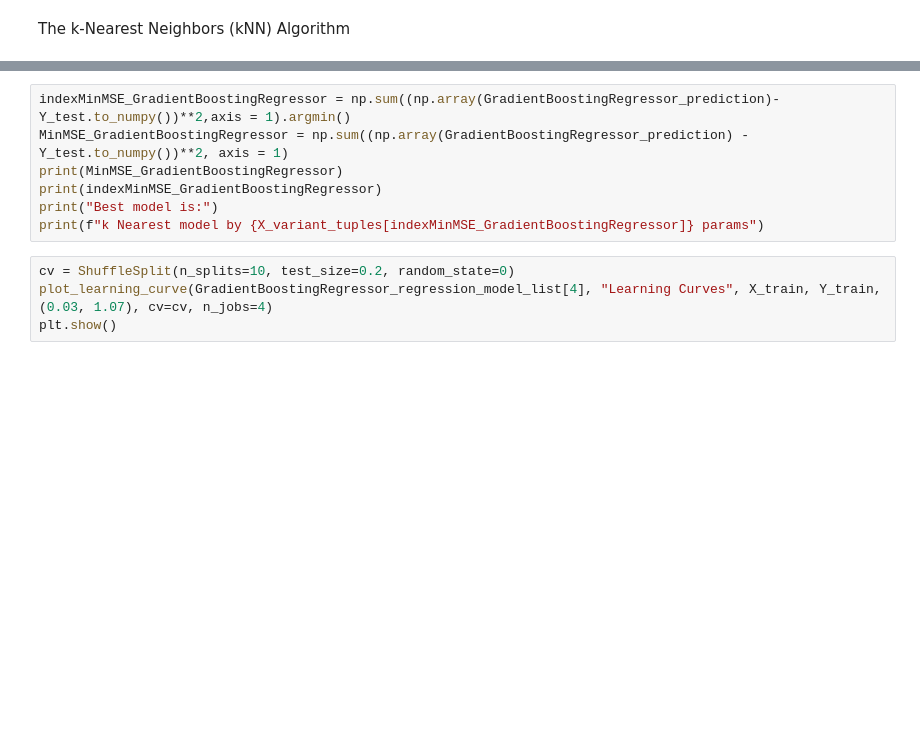
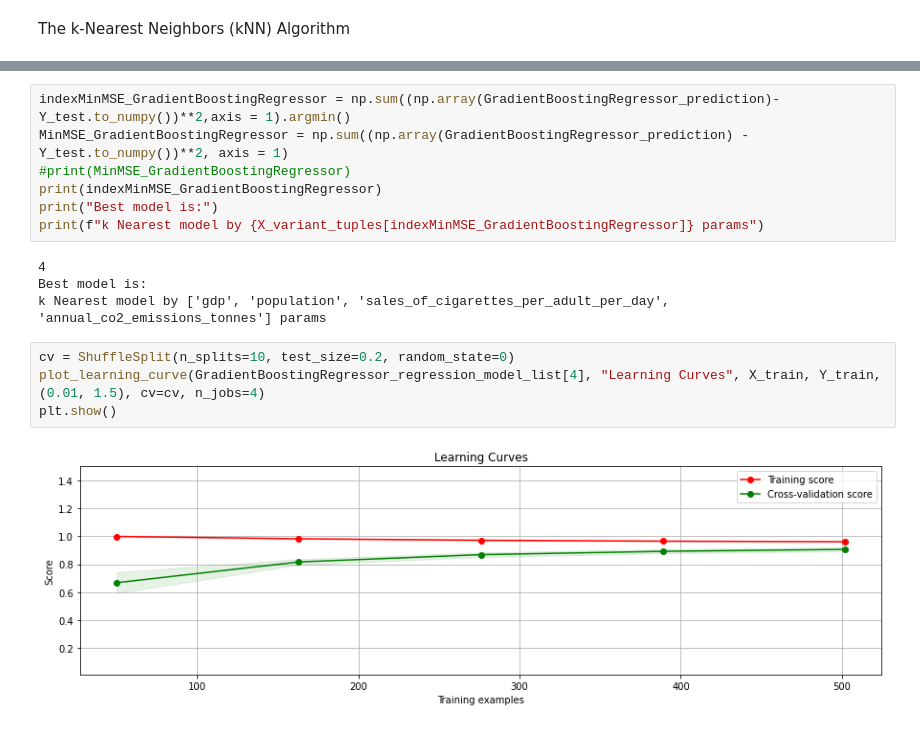
Before and after one commit to YarikHumanities/Canser-Analysis, a Jupyter notebook: methods.ipynb, the cells around one changed output, grey strips where cells are left out. Saved outputs shown, nothing was run; the diff lists cells and outputs as text; blank space fills up the shorter version.

```diff
--- a/methods.ipynb
+++ b/methods.ipynb
@@ -356,11 +337,17 @@ plt.show()
 # %%
 indexMinMSE_GradientBoostingRegressor = np.sum((np.array(GradientBoostingRegressor_prediction)- Y_test.to_numpy())**2,axis = 1).argmin()
 MinMSE_GradientBoostingRegressor = np.sum((np.array(GradientBoostingRegressor_prediction) - Y_test.to_numpy())**2, axis = 1)
-print(MinMSE_GradientBoostingRegressor)
+#print(MinMSE_GradientBoostingRegressor)
 print(indexMinMSE_GradientBoostingRegressor)
 print("Best model is:")
 print(f"k Nearest model by {X_variant_tuples[indexMinMSE_GradientBoostingRegressor]} params")
+# %% [output]
+4
+Best model is:
+k Nearest model by ['gdp', 'population', 'sales_of_cigarettes_per_adult_per_day', 'annual_co2_emissions_tonnes'] params
 # %%
 cv = ShuffleSplit(n_splits=10, test_size=0.2, random_state=0)
-plot_learning_curve(GradientBoostingRegressor_regression_model_list[4], "Learning Curves", X_train, Y_train, (0.03, 1.07), cv=cv, n_jobs=4)
+plot_learning_curve(GradientBoostingRegressor_regression_model_list[4], "Learning Curves", X_train, Y_train, (0.01, 1.5), cv=cv, n_jobs=4)
 plt.show()
+# %% [output]
+[figure, added]
```
Also changed, not shown: parts of 23 cells of this notebook.
